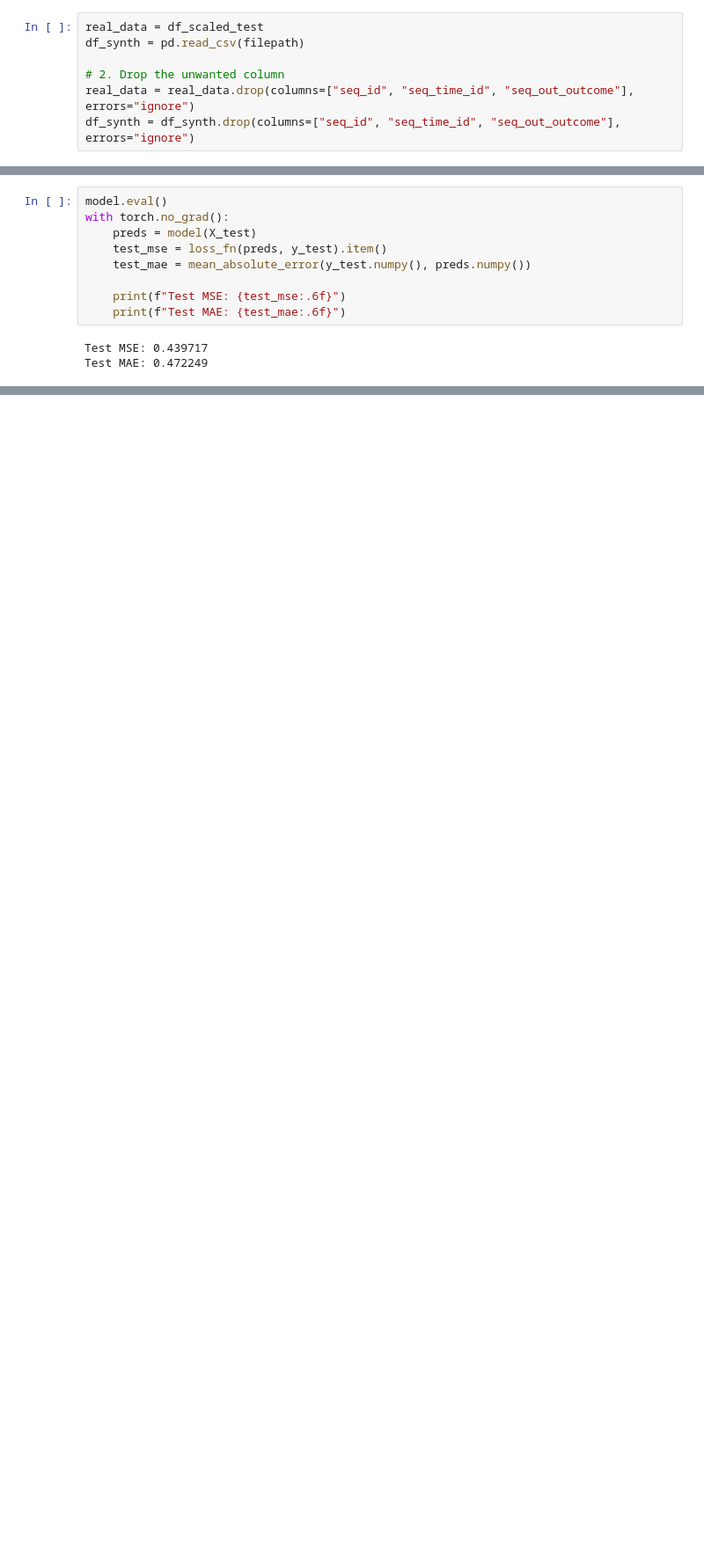
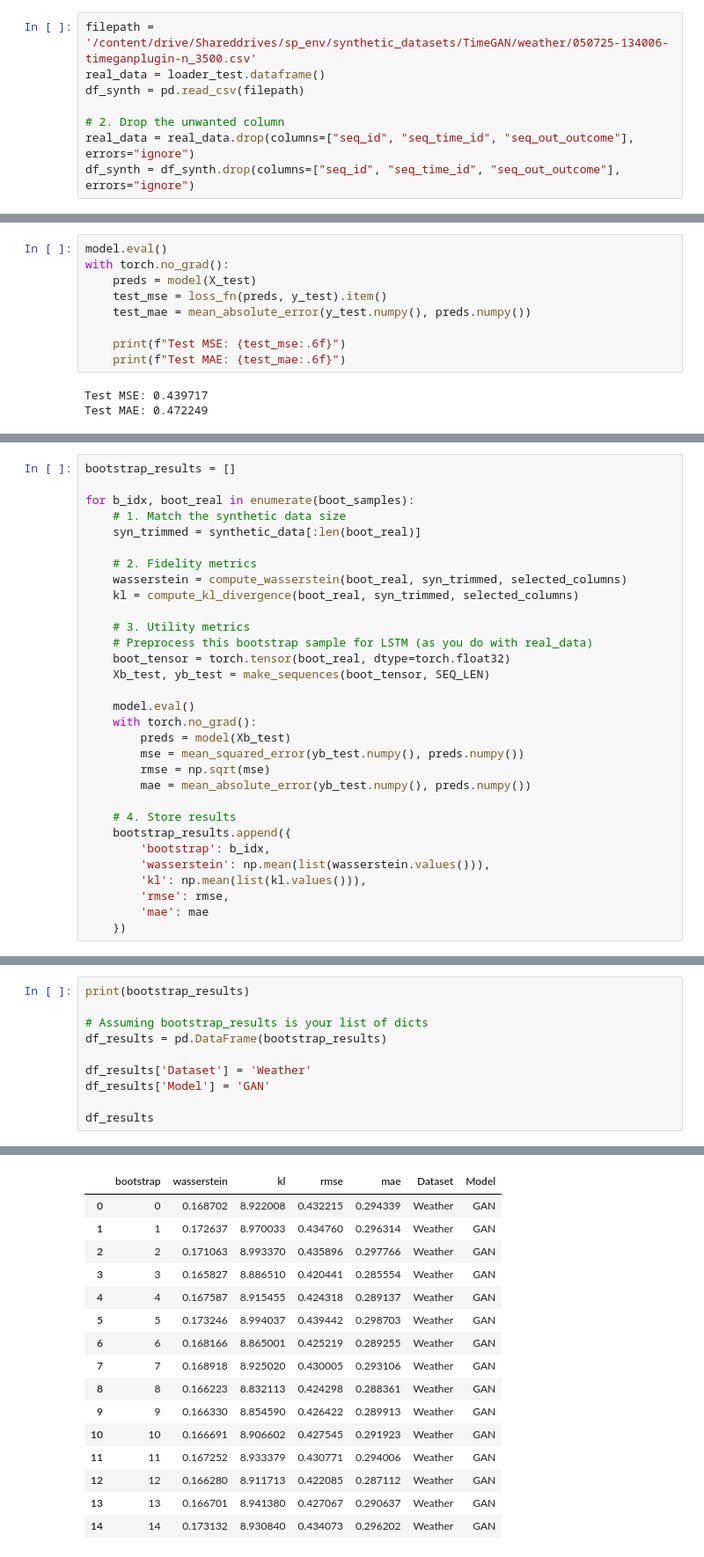
Before and after one commit to pmxfa/sp-shapely, a Jupyter notebook: sp_timegan_weather.ipynb, the cells around one changed output, grey strips where cells are left out. Shown at 88% size. Saved outputs shown, nothing was run; the diff lists cells and outputs as text; blank space fills up the shorter version.

Commit message:
bootstrap update

```diff
--- a/sp_timegan_weather.ipynb
+++ b/sp_timegan_weather.ipynb
@@ -359,7 +384,8 @@ KL Divergence Results:
 # %% [markdown]
 # LSTM downstream
 # %%
-real_data = df_scaled_test
+filepath = '/content/drive/Shareddrives/sp_env/synthetic_datasets/TimeGAN/weather/050725-134006-timeganplugin-n_3500.csv'
+real_data = loader_test.dataframe()
 df_synth = pd.read_csv(filepath)
 
 # 2. Drop the unwanted column
@@ -464,0 +497,31 @@ Test MAE: 0.472249
+# %%
+bootstrap_results = []
+
+for b_idx, boot_real in enumerate(boot_samples):
+    # 1. Match the synthetic data size
+    syn_trimmed = synthetic_data[:len(boot_real)]
+
+    # 2. Fidelity metrics
+    wasserstein = compute_wasserstein(boot_real, syn_trimmed, selected_columns)
+    kl = compute_kl_divergence(boot_real, syn_trimmed, selected_columns)
+
+    # 3. Utility metrics
+    # Preprocess this bootstrap sample for LSTM (as you do with real_data)
+    boot_tensor = torch.tensor(boot_real, dtype=torch.float32)
+    Xb_test, yb_test = make_sequences(boot_tensor, SEQ_LEN)
+
+    model.eval()
+    with torch.no_grad():
+        preds = model(Xb_test)
+        mse = mean_squared_error(yb_test.numpy(), preds.numpy())
+        rmse = np.sqrt(mse)
+        mae = mean_absolute_error(yb_test.numpy(), preds.numpy())
+
+    # 4. Store results
+    bootstrap_results.append({
+        'bootstrap': b_idx,
+        'wasserstein': np.mean(list(wasserstein.values())),
+        'kl': np.mean(list(kl.values())),
+        'rmse': rmse,
+        'mae': mae
+    })
@@ -464,0 +546,11 @@ Test MAE: 0.472249
+# %%
+print(bootstrap_results)
+
+# Assuming bootstrap_results is your list of dicts
+df_results = pd.DataFrame(bootstrap_results)
+
+df_results['Dataset'] = 'Weather'
+df_results['Model'] = 'GAN'
+
+df_results
+# %% [output]
@@ -464,0 +558,16 @@ Test MAE: 0.472249
+|  | bootstrap | wasserstein | kl | rmse | mae | Dataset | Model |
+| 0 | 0 | 0.168702 | 8.922008 | 0.432215 | 0.294339 | Weather | GAN |
+| 1 | 1 | 0.172637 | 8.970033 | 0.434760 | 0.296314 | Weather | GAN |
+| 2 | 2 | 0.171063 | 8.993370 | 0.435896 | 0.297766 | Weather | GAN |
+| 3 | 3 | 0.165827 | 8.886510 | 0.420441 | 0.285554 | Weather | GAN |
+| 4 | 4 | 0.167587 | 8.915455 | 0.424318 | 0.289137 | Weather | GAN |
+| 5 | 5 | 0.173246 | 8.994037 | 0.439442 | 0.298703 | Weather | GAN |
+| 6 | 6 | 0.168166 | 8.865001 | 0.425219 | 0.289255 | Weather | GAN |
+| 7 | 7 | 0.168918 | 8.925020 | 0.430005 | 0.293106 | Weather | GAN |
+| 8 | 8 | 0.166223 | 8.832113 | 0.424298 | 0.288361 | Weather | GAN |
+| 9 | 9 | 0.166330 | 8.854590 | 0.426422 | 0.289913 | Weather | GAN |
+| 10 | 10 | 0.166691 | 8.906602 | 0.427545 | 0.291923 | Weather | GAN |
+| 11 | 11 | 0.167252 | 8.933379 | 0.430771 | 0.294006 | Weather | GAN |
+| 12 | 12 | 0.166280 | 8.911713 | 0.422085 | 0.287112 | Weather | GAN |
+| 13 | 13 | 0.166701 | 8.941380 | 0.427067 | 0.290637 | Weather | GAN |
+| 14 | 14 | 0.173132 | 8.930840 | 0.434073 | 0.296202 | Weather | GAN |
```
Also changed, not shown: parts of 17 cells of this notebook.
